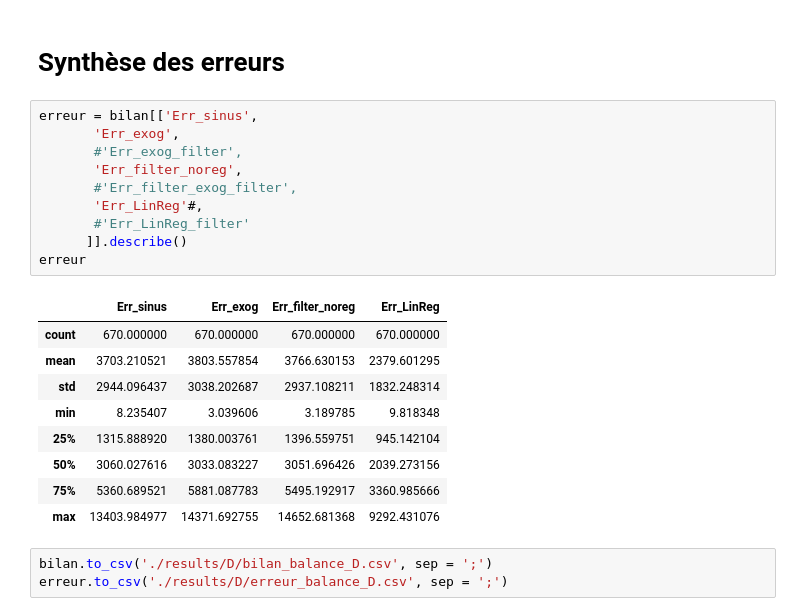
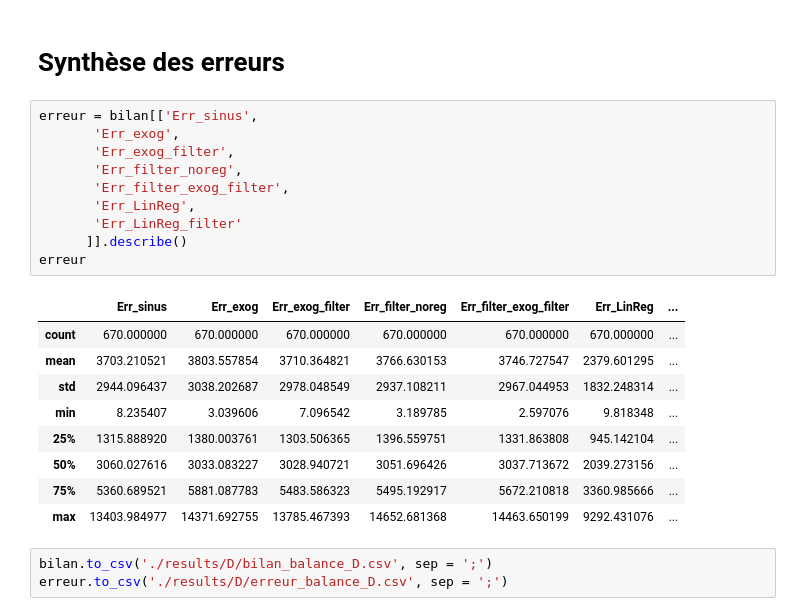
Before and after one commit to cyrilbruyere/France_Energy, a Jupyter notebook: 42-prediction_Balance_D_FR.ipynb, the cells around one changed output. Drawn from its saved outputs; the diff is of its cells as text.

```diff
--- a/42-prediction_Balance_D_FR.ipynb
+++ b/42-prediction_Balance_D_FR.ipynb
@@ -677,23 +677,23 @@ plt.savefig('./results/D/pred_balance_D.png');
 # %%
 erreur = bilan[['Err_sinus',
        'Err_exog',
-       #'Err_exog_filter',
+       'Err_exog_filter',
        'Err_filter_noreg',
-       #'Err_filter_exog_filter',
-       'Err_LinReg'#,
-       #'Err_LinReg_filter'
+       'Err_filter_exog_filter',
+       'Err_LinReg',
+       'Err_LinReg_filter'
       ]].describe()
 erreur
 # %% [output]
-|  | Err_sinus | Err_exog | Err_filter_noreg | Err_LinReg |
-| count | 670.000000 | 670.000000 | 670.000000 | 670.000000 |
-| mean | 3703.210521 | 3803.557854 | 3766.630153 | 2379.601295 |
-| std | 2944.096437 | 3038.202687 | 2937.108211 | 1832.248314 |
-| min | 8.235407 | 3.039606 | 3.189785 | 9.818348 |
-| 25% | 1315.888920 | 1380.003761 | 1396.559751 | 945.142104 |
-| 50% | 3060.027616 | 3033.083227 | 3051.696426 | 2039.273156 |
-| 75% | 5360.689521 | 5881.087783 | 5495.192917 | 3360.985666 |
-| max | 13403.984977 | 14371.692755 | 14652.681368 | 9292.431076 |
+|  | Err_sinus | Err_exog | Err_exog_filter | Err_filter_noreg | Err_filter_exog_filter | Err_LinReg | ... |
+| count | 670.000000 | 670.000000 | 670.000000 | 670.000000 | 670.000000 | 670.000000 | ... |
+| mean | 3703.210521 | 3803.557854 | 3710.364821 | 3766.630153 | 3746.727547 | 2379.601295 | ... |
+| std | 2944.096437 | 3038.202687 | 2978.048549 | 2937.108211 | 2967.044953 | 1832.248314 | ... |
+| min | 8.235407 | 3.039606 | 7.096542 | 3.189785 | 2.597076 | 9.818348 | ... |
+| 25% | 1315.888920 | 1380.003761 | 1303.506365 | 1396.559751 | 1331.863808 | 945.142104 | ... |
+| 50% | 3060.027616 | 3033.083227 | 3028.940721 | 3051.696426 | 3037.713672 | 2039.273156 | ... |
+| 75% | 5360.689521 | 5881.087783 | 5483.586323 | 5495.192917 | 5672.210818 | 3360.985666 | ... |
+| max | 13403.984977 | 14371.692755 | 13785.467393 | 14652.681368 | 14463.650199 | 9292.431076 | ... |
 # %%
 bilan.to_csv('./results/D/bilan_balance_D.csv', sep = ';')
 erreur.to_csv('./results/D/erreur_balance_D.csv', sep = ';')
```
Also changed, not shown: parts of 4 cells of this notebook, 18 other files.
